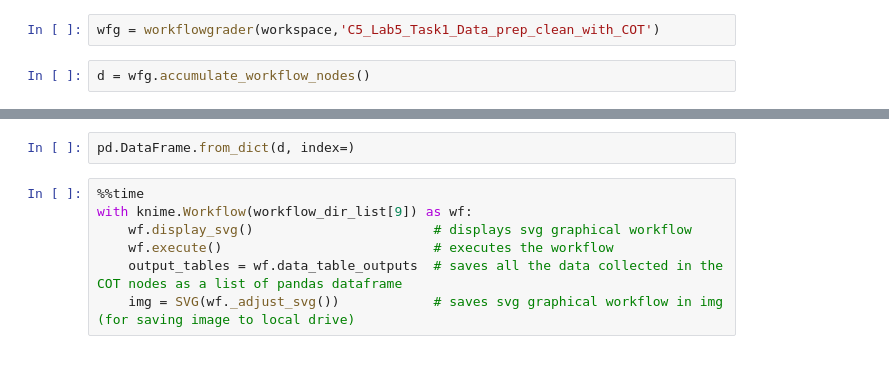
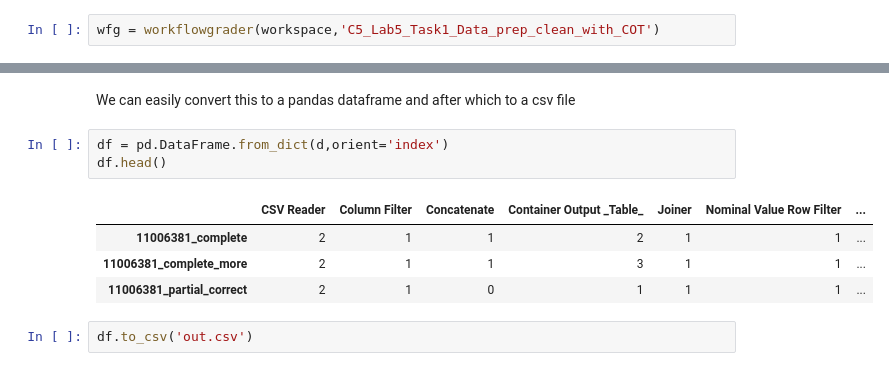
Before and after one commit to zunction/computer-assisted-knime-grading, a Jupyter notebook: node-usage-analysis.ipynb, the cells around one changed output, grey strips where cells are left out. Cells and saved outputs as stored; diff of their text form.

```diff
--- a/node-usage-analysis.ipynb
+++ b/node-usage-analysis.ipynb
@@ -23,4 +30,2 @@ for i,j in enumerate(workflow_dir_list):
 # %%
 wfg = workflowgrader(workspace,'C5_Lab5_Task1_Data_prep_clean_with_COT')
-# %%
-d = wfg.accumulate_workflow_nodes()
@@ -63,9 +71,12 @@ collect(workflow_dir_list[9])
+# %% [markdown]
+We can easily convert this to a pandas dataframe and after which to a csv file
 # %%
-pd.DataFrame.from_dict(d, index=)
+df = pd.DataFrame.from_dict(d,orient='index')
+df.head()
+# %% [output]
+|  | CSV Reader | Column Filter | Concatenate | Container Output _Table_ | Joiner | Nominal Value Row Filter | ... |
+| 11006381_complete | 2 | 1 | 1 | 2 | 1 | 1 | ... |
+| 11006381_complete_more | 2 | 1 | 1 | 3 | 1 | 1 | ... |
+| 11006381_partial_correct | 2 | 1 | 0 | 1 | 1 | 1 | ... |
-# %%
-%%time
-with knime.Workflow(workflow_dir_list[9]) as wf:
-    wf.display_svg()                       # displays svg graphical workflow
-    wf.execute()                           # executes the workflow
-    output_tables = wf.data_table_outputs  # saves all the data collected in the COT nodes as a list of pandas dataframe
-    img = SVG(wf._adjust_svg())            # saves svg graphical workflow in img (for saving image to local drive)
+# %%
+df.to_csv('out.csv')
```
Also changed, not shown: parts of 12 cells of this notebook, 2 other files.
